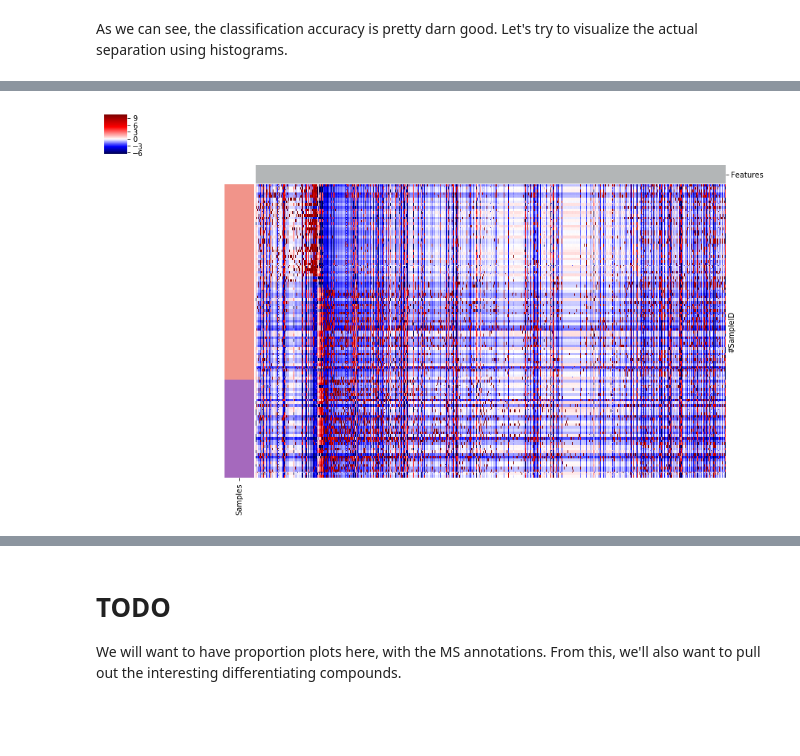
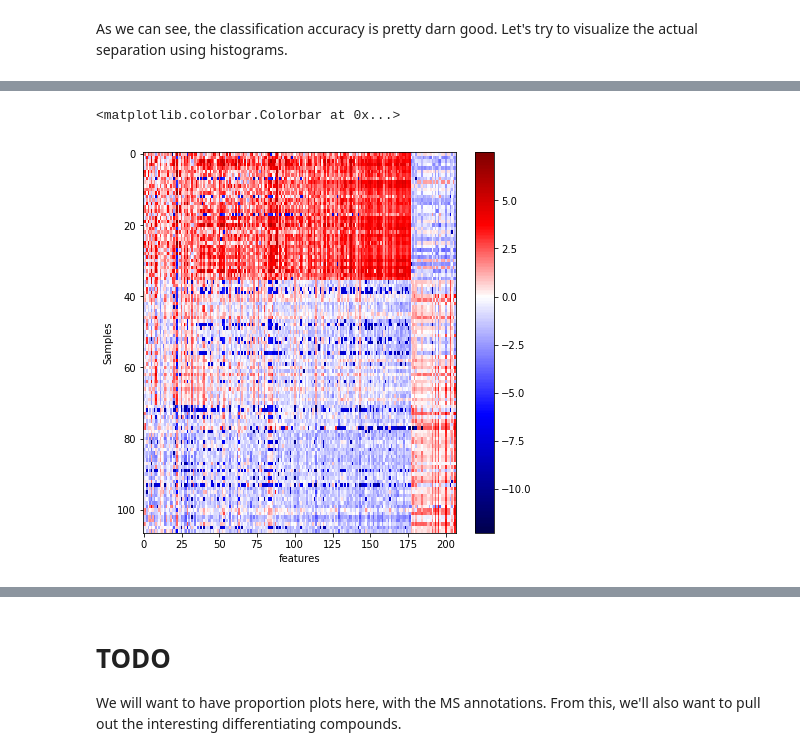
Before and after one commit to mortonjt/pls-balances, a Jupyter notebook: pls_balances/ipynb/potatos.ipynb, the cells around one changed output, grey strips where cells are left out. Cells and saved outputs as stored; diff of their text form; code cells hidden in the pictures; blank space fills up the shorter version.

```diff
--- a/pls_balances/ipynb/potatos.ipynb
+++ b/pls_balances/ipynb/potatos.ipynb
@@ -24,11 +27,19 @@ np.random.seed(0)
 #matplotlib.rc('font', **font)
 # %%
 data_dir = '../data/potato_pls_wip/data'
-table_file = '%s/openms_noise5k/ft-w-gnpsid-norm-hdf5.biom.qza' % data_dir
+table_file = '%s/MZMINE-aca8c00d-download_biom-main.biom' % data_dir
 metadata_file = '%s/potato_untargeted_metabolomics_metadata.txt' % data_dir
 
-table = qiime2.Artifact.load(table_file).view(pd.DataFrame)
+table = load_table(table_file)
+table = pd.DataFrame(np.array(table.matrix_data.todense()).T+1,
+                     index=table.ids(axis='sample'),
+                     columns=table.ids(axis='observation'))
 metadata = pd.read_table(metadata_file, index_col=0)
+
+# fix all of the table ids
+pattern = re.compile(r'C18p_(\S+)_5ul\S+ Peak area')
+f = lambda x: pattern.findall(x)[0]
+table.index = [f(i) for i in table.index]
 
 table, metadata = match(table, metadata)
 
@@ -55,7 +66,7 @@ potato_pls = PLSRegression(n_components=2)
 #table = pd.DataFrame(multiplicative_replacement(table.values),
 #                     index=table.index, columns=table.columns
 #)
-ctable = pd.DataFrame(clr(centralize(table+1)),
+ctable = pd.DataFrame(clr(centralize(table)),
                       index=table.index, columns=table.columns)
 
 potato_pls.fit(X=ctable.values, Y=Y)
@@ -71,6 +82,6 @@ ax.scatter(potato_pls.x_scores_[class_red, 0],
            color=red_color, label='Red', edgecolor='k', marker='o', alpha=0.75)
 ax.set_xlabel('PLS1')
 ax.set_ylabel('PLS2')
-ax.legend(loc=1)
+ax.legend(loc=4)
 # %% [output]
 <matplotlib.legend.Legend at 0x...>
@@ -318,25 +244,16 @@ G.savefig('../results/figure3_potato_heatmap_full.pdf')
 # %%
-import seaborn as sns
-
-metadata = metadata.sort_values(by='cultivar_color')
-
-ctable = ctable.reindex(columns=f_ids, index=s_ids)
+fig = plt.figure(figsize=(7, 7))
+ctable = ctable.reindex(columns=f_ids,
+                        index=metadata.cultivar_color.sort_values().index)
 
 feature_colors = pd.Series([purple_color]*n + [white_color]*d,
                            index=list(num.index) + list(denom.index), name='Features')
-
-
-G = sns.clustermap(ctable.loc[:, list(num.index)+list(denom.index)],
-                   row_cluster=False, col_cluster=False,
-                   row_colors=potato_colors,
-                   col_colors=feature_colors, cmap='seismic',
-                   norm=MidpointNormalize(midpoint=0),
-                   robust=True, figsize=(15, 9))
-_ = G.ax_heatmap.set_xticks([])
-_ = G.ax_heatmap.set_yticks([])
-G.savefig('../results/figure3_potato_heatmap_partial.pdf')
-
-#fig = plt.figure(figsize=(7, 7))
-#plt.imshow(ctable.values, aspect='auto', interpolation='nearest', cmap='seismic', norm=MidpointNormalize(midpoint=0))
+plt.imshow(ctable.loc[:, list(num.index)+list(denom.index)].values,
+                      aspect='auto', interpolation='nearest', cmap='seismic',
+                      norm=MidpointNormalize(midpoint=0))
+plt.ylabel('Samples')
+plt.xlabel('features')
+plt.colorbar()
 # %% [output]
+<matplotlib.colorbar.Colorbar at 0x...>
-[figure, old version]
+[figure, new version]
```
Also changed, not shown: parts of 26 cells of this notebook, 42 other files.
